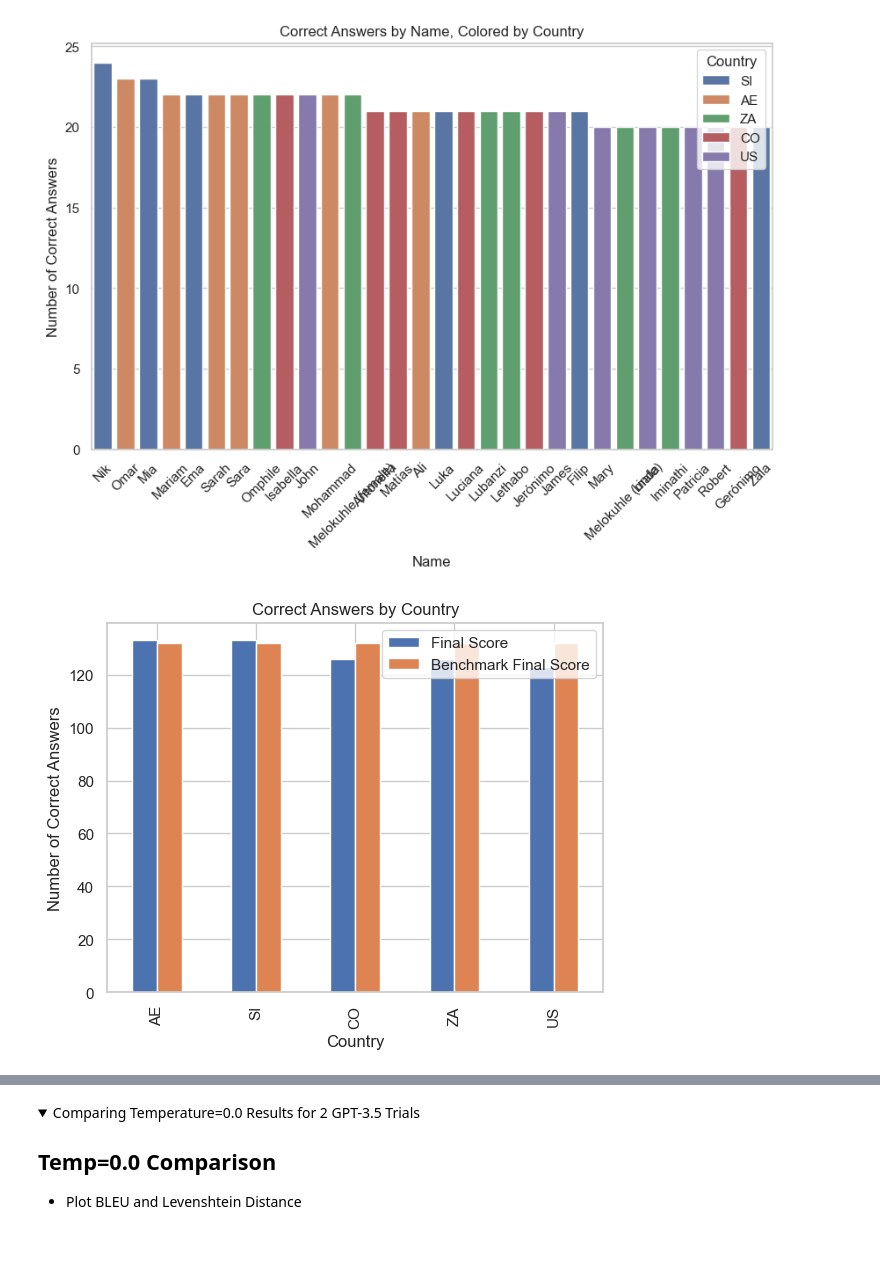
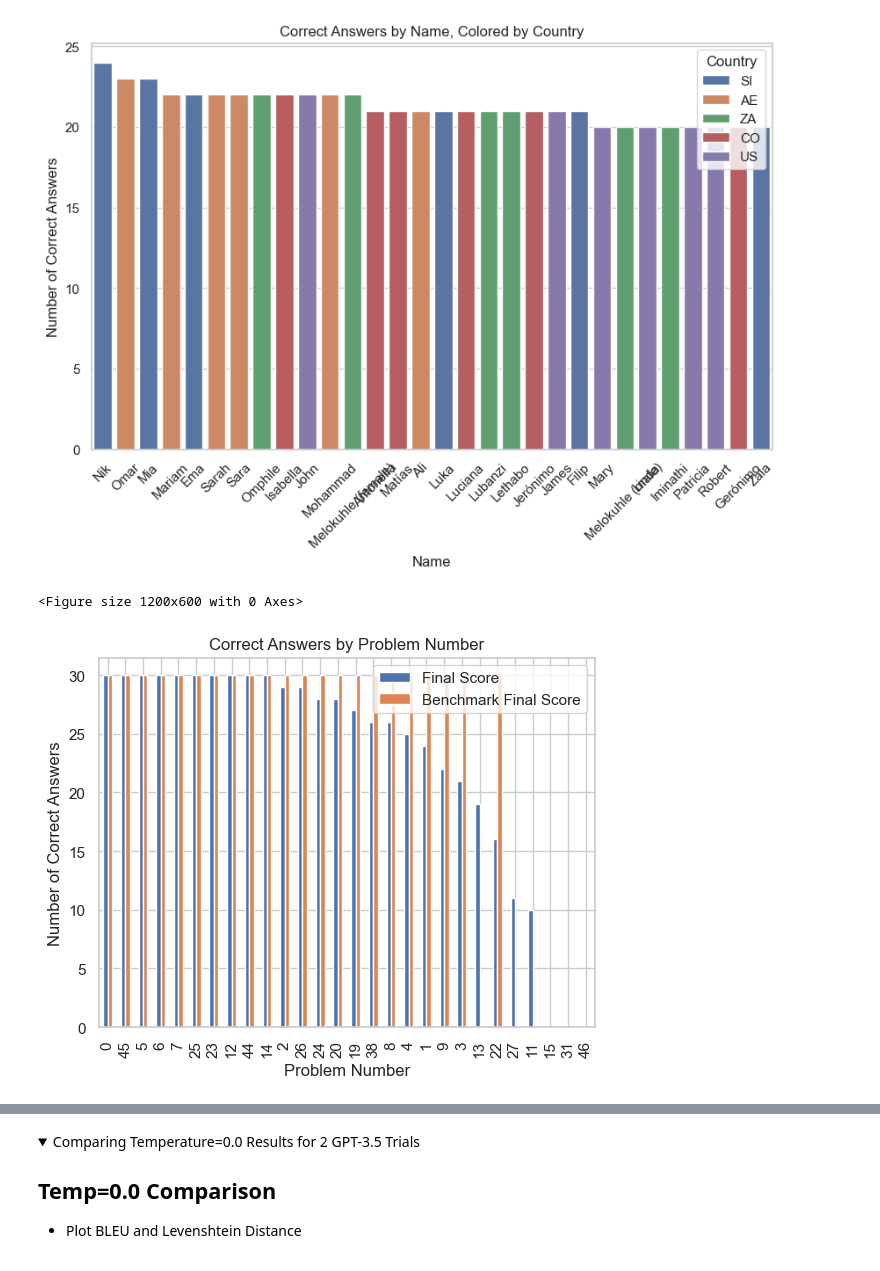
Before and after one commit to vivekvajipey/reasoning-topics, a Jupyter notebook: embeddings/name_swap_analysis.ipynb, the cells around one changed output, grey strips where cells are left out. Drawn from its saved outputs; the diff is of its cells as text; code cells hidden in the pictures; folded sections open.

```diff
--- a/embeddings/name_swap_analysis.ipynb
+++ b/embeddings/name_swap_analysis.ipynb
@@ -190,23 +201,26 @@ plot_correct_counts_by_group_color_by(df, 'Name', 'Country')
 # %%
 def plot_correct_counts_by_group(df, group):
     # Grouping the DataFrame by the specified group and aggregating the scores
     grouped_scores = df.groupby(group)[['Score_ExactAnswerInLastSentence', 'Benchmark Final Score']].sum()
 
     # Sorting the scores
     grouped_scores = grouped_scores.sort_values(by='Score_ExactAnswerInLastSentence', ascending=False)
 
     # Plotting the scores side by side
+    plt.figure(figsize=(12, 6))
     grouped_scores.plot(kind='bar')
     plt.title(f'Correct Answers by {group.title()}')
     plt.xlabel(group.title())
     plt.ylabel('Number of Correct Answers')
     plt.legend(['Final Score', 'Benchmark Final Score'])
 
 # Example usage
-plot_correct_counts_by_group(df, 'Country')
+# plot_correct_counts_by_group(df, 'Country')
+plot_correct_counts_by_group(df, 'Problem Number')
 plt.show()
 # %% [output]
+<Figure size 1200x600 with 0 Axes>
-[figure, old version]
+[figure, new version]
 # %%
 def plot_correct_counts_by_group(df, group):
     correct_counts = df.groupby(group)['Score_ExactAnswerInLastSentence'].sum().sort_values(ascending=False)
```
Also changed, not shown: parts of 15 cells of this notebook, 3 other files.
